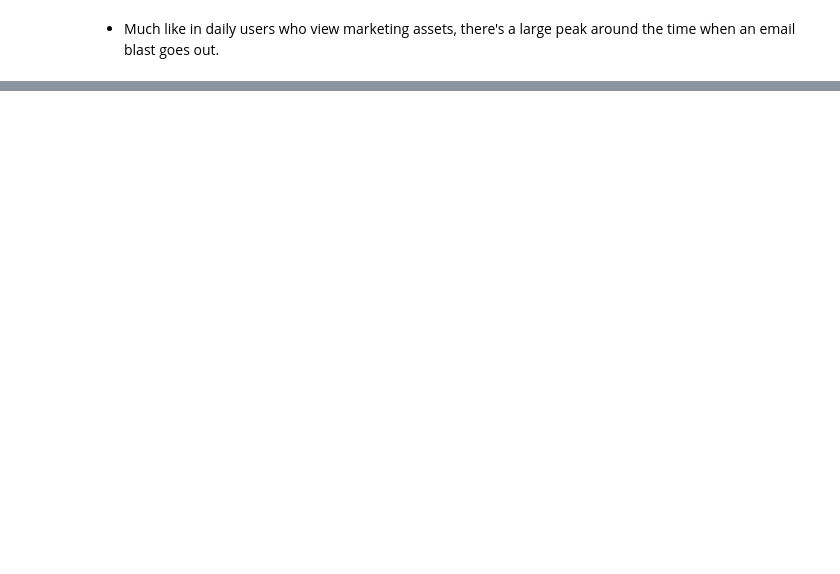
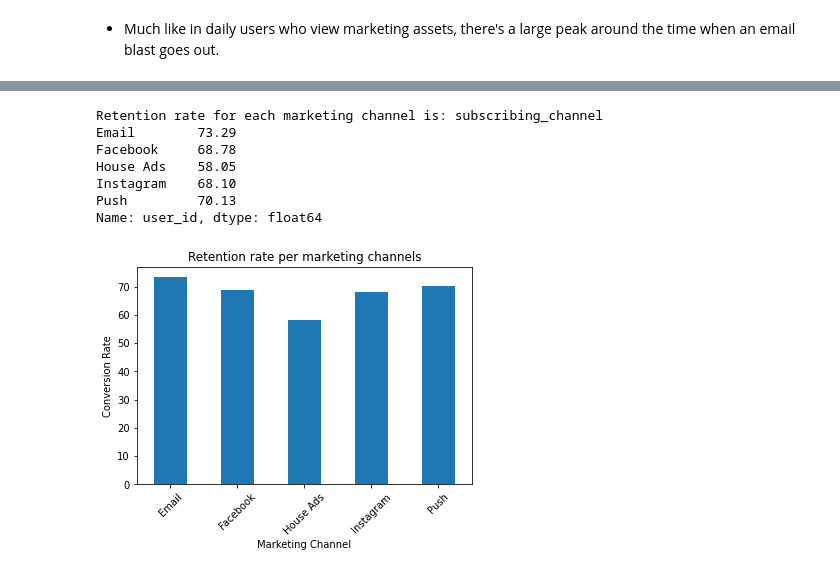
Before and after one commit to iamem1r/marketing_analysis, a Jupyter notebook: Marketing Analysis.ipynb, the cells around one changed output, grey strips where cells are left out. Cells and saved outputs as stored; diff of their text form; code cells hidden in the pictures; blank space fills up the shorter version.

Commit message:
add segment analysis - visualization and ...

```diff
--- a/Marketing Analysis.ipynb
+++ b/Marketing Analysis.ipynb
@@ -130,0 +209,30 @@ plt.show()
+# %%
+# conversion rate
+
+converted = marketing[marketing['converted'] == True]
+
+retained_channels = converted[converted['is_retained'] == True].groupby(['subscribing_channel'])['user_id'].nunique()
+total_subscribers = marketing[marketing['converted'] == True].groupby(['subscribing_channel'])['user_id'].nunique()
+
+reten_rate_channels = round((retained_channels/total_subscribers)*100, 2)
+print(f"Retention rate for each marketing channel is: {reten_rate_channels}")
+
+
+# visualize
+reten_rate_channels.plot(kind='bar')
+
+plt.title("Retention rate per marketing channels")
+plt.xlabel("Marketing Channel")
+plt.ylabel("Conversion Rate")
+plt.xticks(rotation=45)
+
+plt.show()
+# %% [output]
+Retention rate for each marketing channel is: subscribing_channel
+Email        73.29
+Facebook     68.78
+House Ads    58.05
+Instagram    68.10
+Push         70.13
+Name: user_id, dtype: float64
+[figure, added]
```
Also changed, not shown: parts of 17 cells of this notebook.
